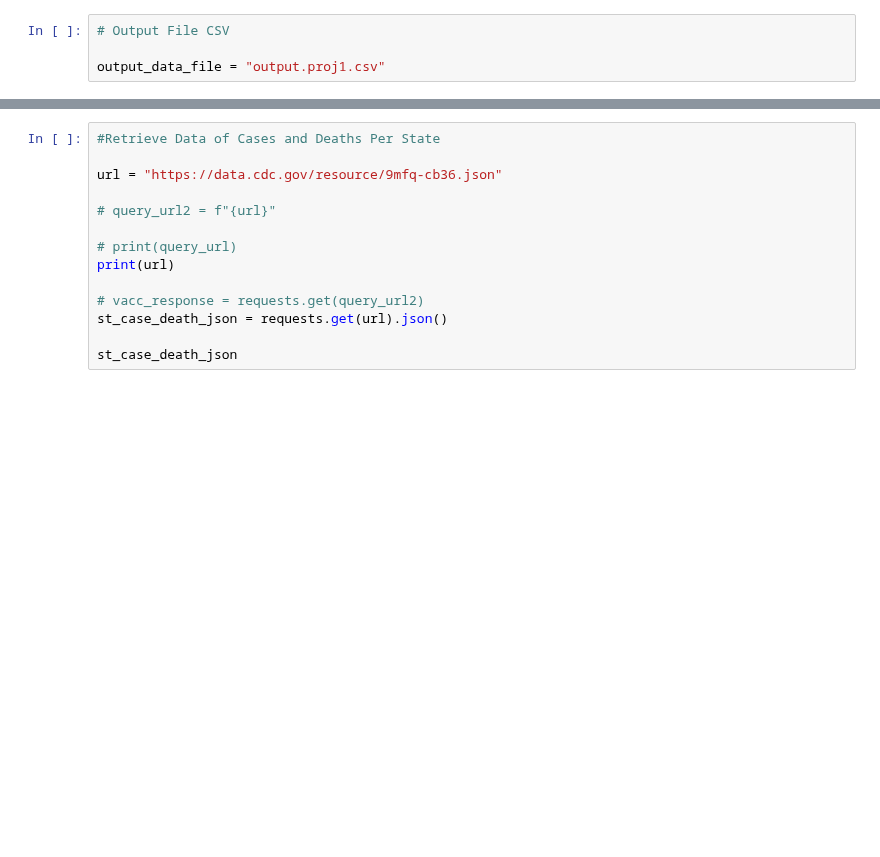
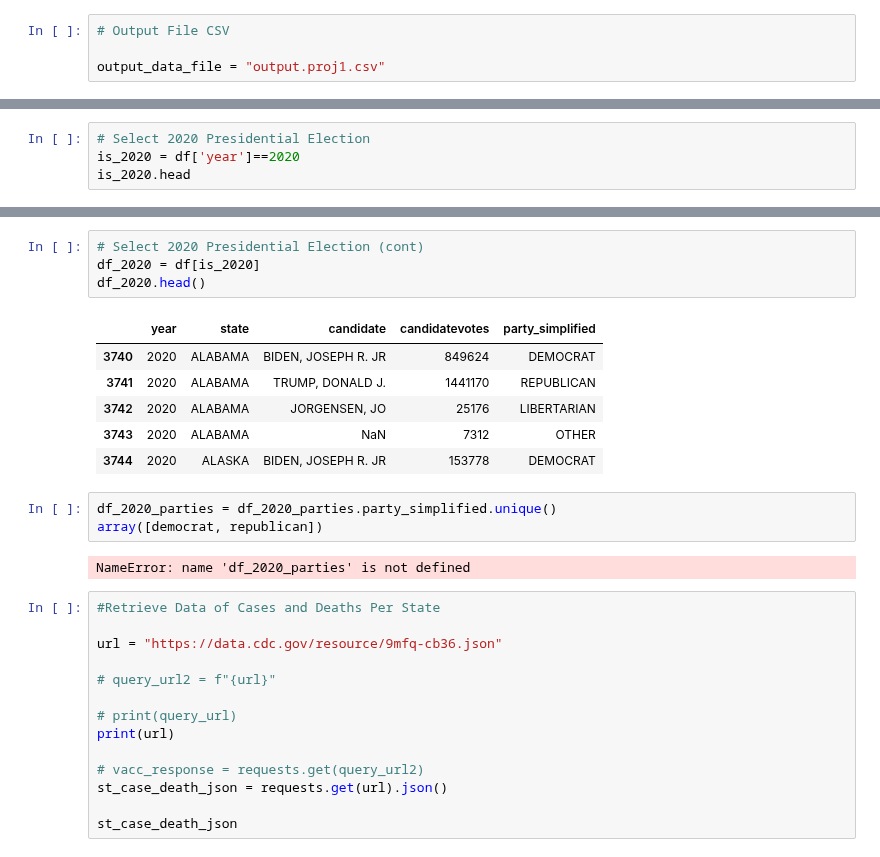
Before and after one commit to tduron3/I_Have_No_Clue, a Jupyter notebook: Project_2_1.ipynb, the cells around one changed output, grey strips where cells are left out. Drawn from its saved outputs; the diff is of its cells as text; blank space fills up the shorter version.

```diff
--- a/Project_2_1.ipynb
+++ b/Project_2_1.ipynb
@@ -27,0 +52,4 @@ df.head()
+# %%
+# Select 2020 Presidential Election
+is_2020 = df['year']==2020
+is_2020.head
@@ -28,3 +69,19 @@ df.head()
+# %%
+# Select 2020 Presidential Election (cont)
+df_2020 = df[is_2020]
+df_2020.head()
+# %% [output]
+|  | year | state | candidate | candidatevotes | party_simplified |
+| 3740 | 2020 | ALABAMA | BIDEN, JOSEPH R. JR | 849624 | DEMOCRAT |
+| 3741 | 2020 | ALABAMA | TRUMP, DONALD J. | 1441170 | REPUBLICAN |
+| 3742 | 2020 | ALABAMA | JORGENSEN, JO | 25176 | LIBERTARIAN |
+| 3743 | 2020 | ALABAMA | NaN | 7312 | OTHER |
+| 3744 | 2020 | ALASKA | BIDEN, JOSEPH R. JR | 153778 | DEMOCRAT |
+# %%
+df_2020_parties = df_2020_parties.party_simplified.unique()
+array([democrat, republican])
+# %% [output]
+NameError: name 'df_2020_parties' is not defined
 # %%
 #Retrieve Data of Cases and Deaths Per State
 
```
Also changed, not shown: parts of 2 cells of this notebook.
